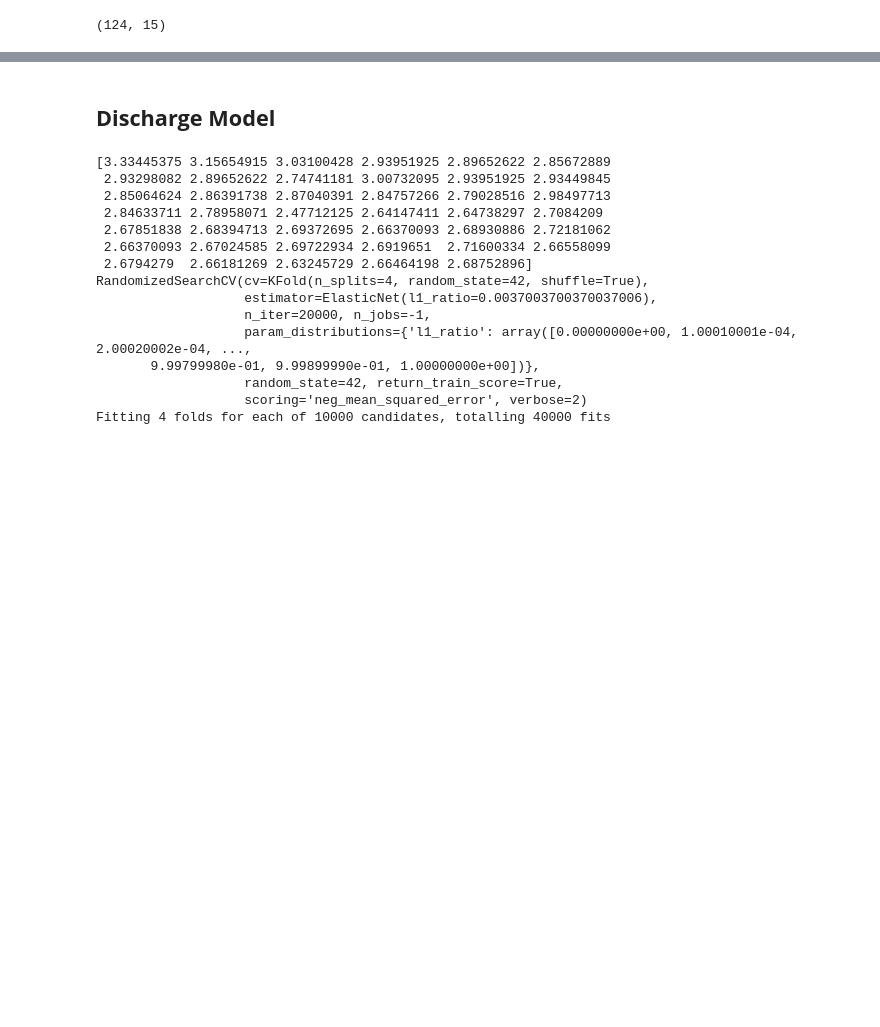
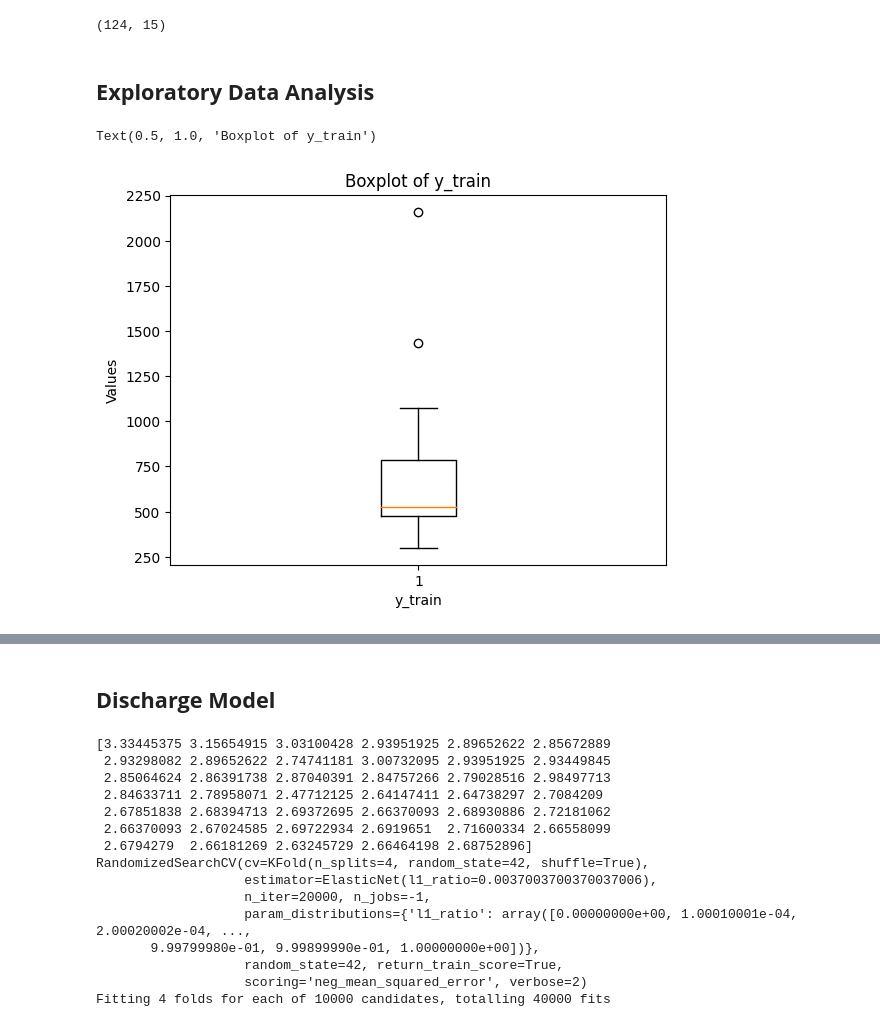
Before and after one commit to nathan99sun/HybridPred, a Jupyter notebook: source/Nature_elastic_net.ipynb, the cells around one changed output, grey strips where cells are left out. Saved outputs shown, nothing was run; the diff lists cells and outputs as text; code cells hidden in the pictures; blank space fills up the shorter version.

```diff
--- a/source/Nature_elastic_net.ipynb
+++ b/source/Nature_elastic_net.ipynb
@@ -8,5 +10,5 @@ from sklearn.metrics import make_scorer
 # %%
-data = np.loadtxt('../Data/features.csv',delimiter=',', skiprows=1) # skip row for column names
+data = np.loadtxt('/content/features.csv',delimiter=',', skiprows=1) # skip row for column names
 # %%
 np.shape(data)
 # %% [output]
@@ -24,3 +26,22 @@ secondary_ind = np.array([ 84,  85,  86,  87,  88,  89,  90,  91,  92,  93,  94,
         97,  98,  99, 100, 101, 102, 103, 104, 105, 106, 107, 108, 109,
        110, 111, 112, 113, 114, 115, 116, 117, 118, 119, 120, 121, 122,
        123])
+# %% [markdown]
+## **Exploratory Data Analysis**
+# %%
+x_train = data[train_ind,1:11]
+y_train = data[train_ind,0]
+x_test = data[test_ind,1:11]
+y_test = data[test_ind,0]
+x_stest = data[secondary_ind,1:11]
+y_stest = data[secondary_ind,0]
+# %%
+# Create the boxplot
+plt.boxplot(y_train)
+# Add labels and title
+plt.xlabel('y_train')
+plt.ylabel('Values')
+plt.title('Boxplot of y_train')
+# %% [output]
+Text(0.5, 1.0, 'Boxplot of y_train')
+[figure, added]
```
Also changed, not shown: parts of 39 cells of this notebook, 1 other file.
